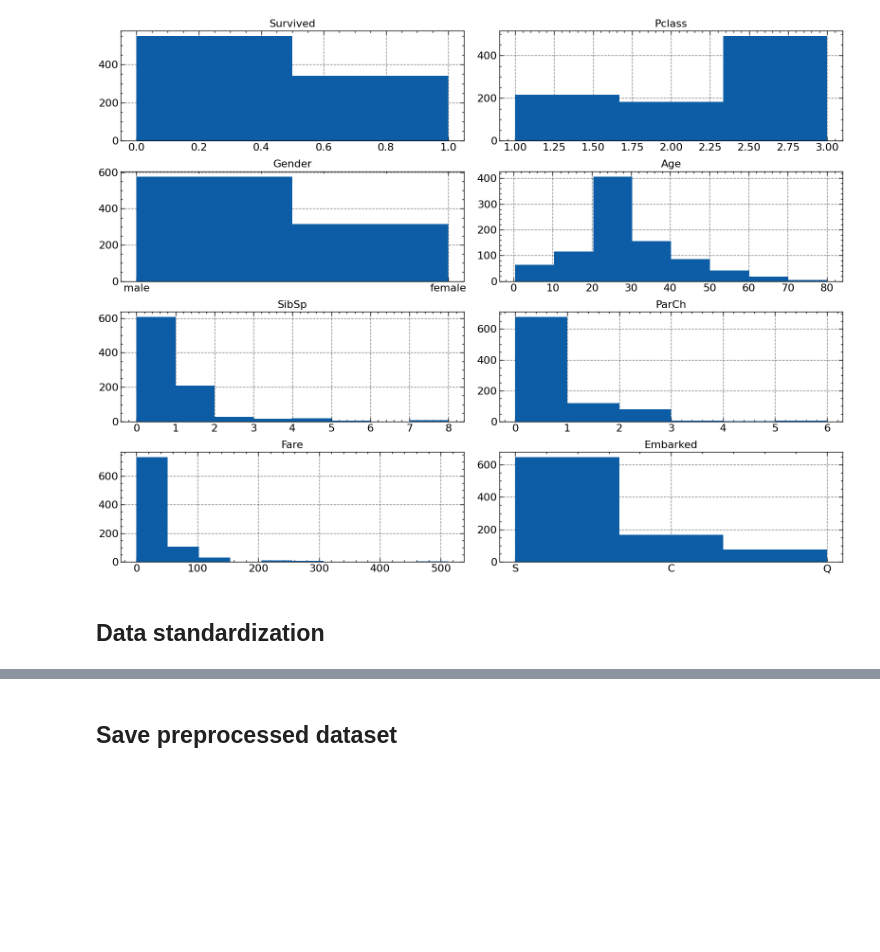
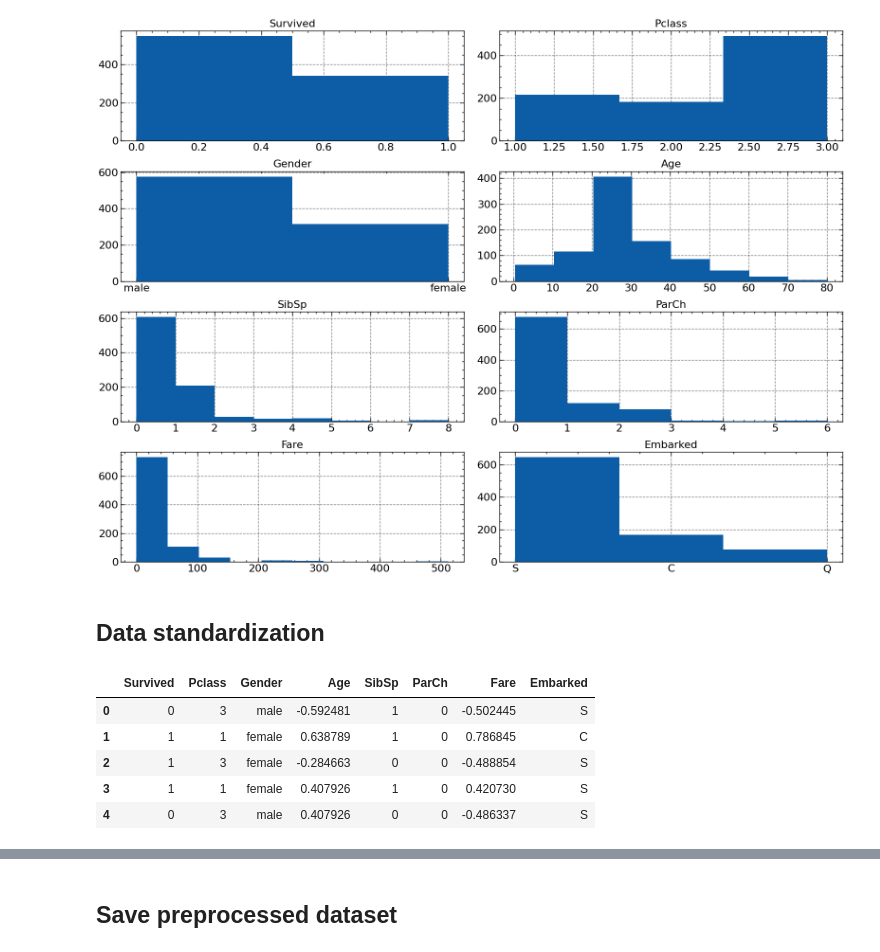
Before and after one commit to marchfra/titanic-data-mining, a Jupyter notebook: preprocessing.ipynb, the cells around one changed output, grey strips where cells are left out. Cells and saved outputs as stored; diff of their text form; code cells hidden in the pictures; blank space fills up the shorter version.

```diff
--- a/preprocessing.ipynb
+++ b/preprocessing.ipynb
@@ -144,0 +145,13 @@ from sklearn.preprocessing import StandardScaler, OrdinalEncoder
+# %%
+scaler = StandardScaler().fit(data[["Age", "Fare"]])
+means = scaler.mean_
+stds = scaler.scale_
+data[["Age", "Fare"]] = scaler.transform(data[["Age", "Fare"]])
+data.head()
+# %% [output]
+|  | Survived | Pclass | Gender | Age | SibSp | ParCh | Fare | Embarked |
+| 0 | 0 | 3 | male | -0.592481 | 1 | 0 | -0.502445 | S |
+| 1 | 1 | 1 | female | 0.638789 | 1 | 0 | 0.786845 | C |
+| 2 | 1 | 3 | female | -0.284663 | 0 | 0 | -0.488854 | S |
+| 3 | 1 | 1 | female | 0.407926 | 1 | 0 | 0.420730 | S |
+| 4 | 0 | 3 | male | 0.407926 | 0 | 0 | -0.486337 | S |
```
Also changed, not shown: parts of 4 cells of this notebook.
